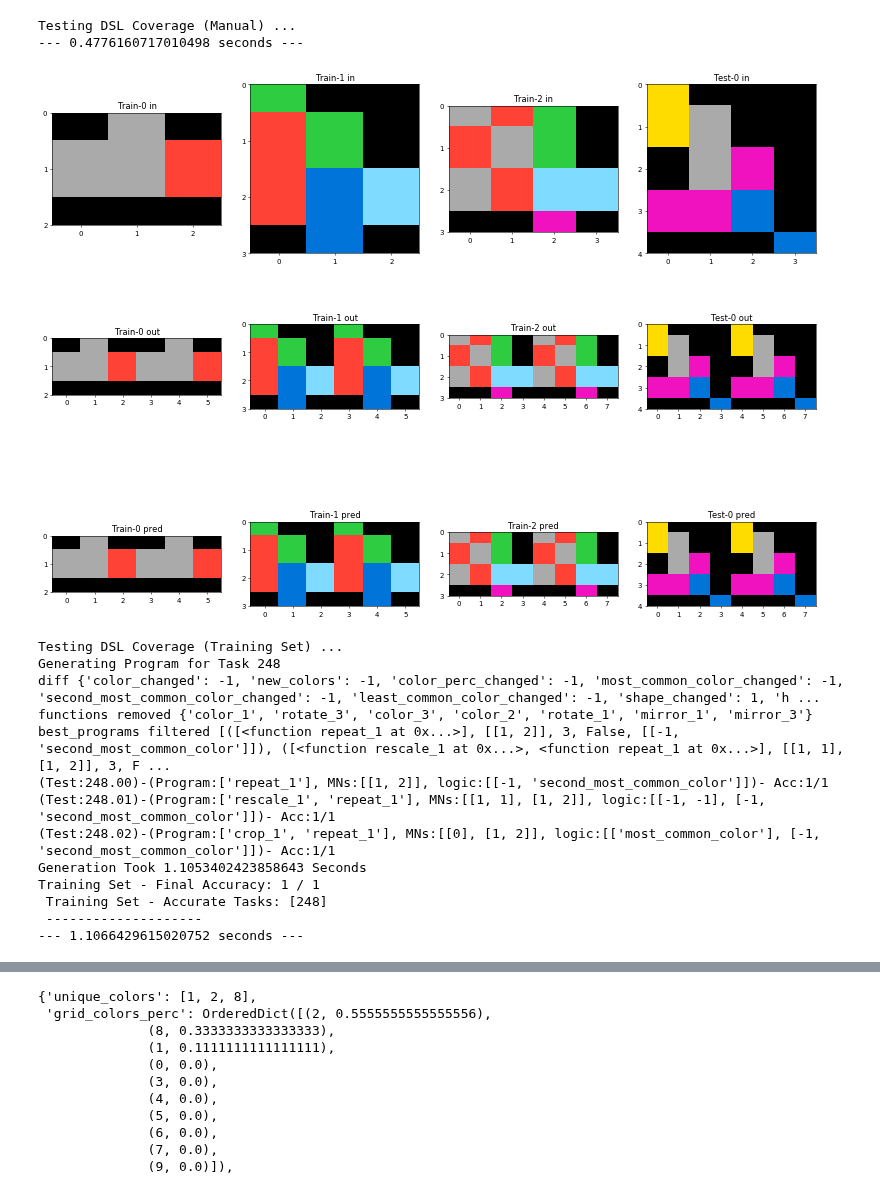
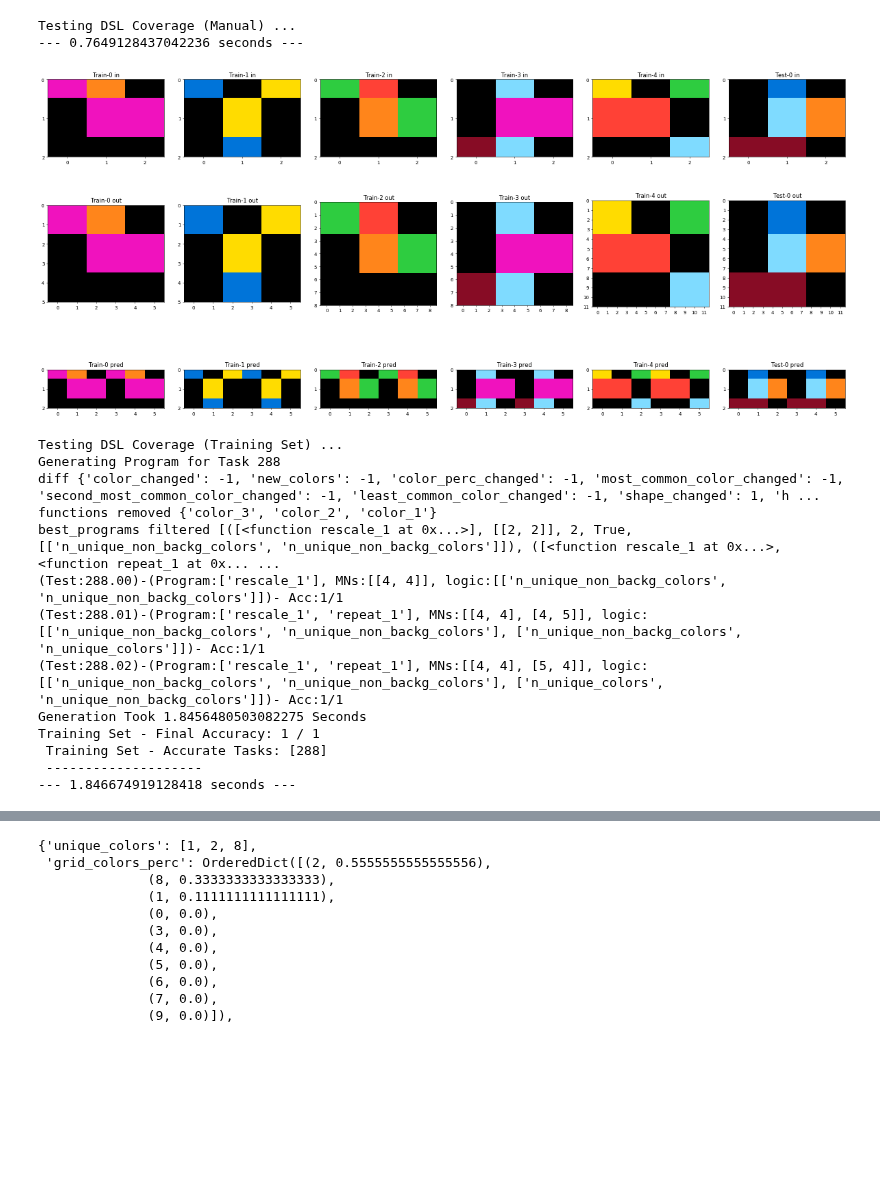
Before and after one commit to lorepieri8/ARC_challenge, a Jupyter notebook: ARC_DSL.ipynb, the cells around one changed output, grey strips where cells are left out. Drawn from its saved outputs; the diff is of its cells as text; code cells hidden in the pictures; blank space fills up the shorter version.

```diff
--- a/ARC_DSL.ipynb
+++ b/ARC_DSL.ipynb
@@ -1486,25 +1496,25 @@ Load Program Application Framework ...
 # %%
 start_time = time.time()
 print("Testing DSL Coverage (Manual) ...")
 
 def combine_tasks(a):
     b = a.copy()
     #print(b)
     #b = mirror_4(b)
     #b = crop_1(b,*[1,])
     b = repeat_1(b,*[1,2])
 
     return b
 
-tasks_indices = [248]
+tasks_indices = [288]
 for task in tasks_indices:
     check_p(train_task_data[task], combine_tasks)
 
 print("--- %s seconds ---" % (time.time() - start_time))
 # %% [output]
 Testing DSL Coverage (Manual) ...
---- 0.4776160717010498 seconds ---
+--- 0.7649128437042236 seconds ---
-[figure, old version]
+[figure, new version]
 # %%
 start_time = time.time()
 print("Testing DSL Coverage (Training Set) ...")
@@ -1513,8 +1523,8 @@ accuracy_full = 0
 accuracy_tasks = []
 detailted_accuracy_tasks = []
 training_flag = True
-start=248
-finish=249
+start=288
+finish=289
 if training_flag == True:
     for task_n in range(start,finish):
         task_time = time.time()
@@ -1550,18 +1560,18 @@ if DEBUG:
 print("--- %s seconds ---" % (time.time() - start_time))
 # %% [output]
 Testing DSL Coverage (Training Set) ...
-Generating Program for Task 248
+Generating Program for Task 288
 diff {'color_changed': -1, 'new_colors': -1, 'color_perc_changed': -1, 'most_common_color_changed': -1, 'second_most_common_color_changed': -1, 'least_common_color_changed': -1, 'shape_changed': 1, 'h ...
-functions removed {'color_1', 'rotate_3', 'color_3', 'color_2', 'rotate_1', 'mirror_1', 'mirror_3'}
-best_programs filtered [([<function repeat_1 at 0x...>], [[1, 2]], 3, False, [[-1, 'second_most_common_color']]), ([<function rescale_1 at 0x...>, <function repeat_1 at 0x...>], [[1, 1], [1, 2]], 3, F ...
-(Test:248.00)-(Program:['repeat_1'], MNs:[[1, 2]], logic:[[-1, 'second_most_common_color']])- Acc:1/1
-(Test:248.01)-(Program:['rescale_1', 'repeat_1'], MNs:[[1, 1], [1, 2]], logic:[[-1, -1], [-1, 'second_most_common_color']])- Acc:1/1
-(Test:248.02)-(Program:['crop_1', 'repeat_1'], MNs:[[0], [1, 2]], logic:[['most_common_color'], [-1, 'second_most_common_color']])- Acc:1/1
-Generation Took 1.1053402423858643 Seconds
+functions removed {'color_3', 'color_2', 'color_1'}
+best_programs filtered [([<function rescale_1 at 0x...>], [[2, 2]], 2, True, [['n_unique_non_backg_colors', 'n_unique_non_backg_colors']]), ([<function rescale_1 at 0x...>, <function repeat_1 at 0x... ...
+(Test:288.00)-(Program:['rescale_1'], MNs:[[4, 4]], logic:[['n_unique_non_backg_colors', 'n_unique_non_backg_colors']])- Acc:1/1
+(Test:288.01)-(Program:['rescale_1', 'repeat_1'], MNs:[[4, 4], [4, 5]], logic:[['n_unique_non_backg_colors', 'n_unique_non_backg_colors'], ['n_unique_non_backg_colors', 'n_unique_colors']])- Acc:1/1
+(Test:288.02)-(Program:['rescale_1', 'repeat_1'], MNs:[[4, 4], [5, 4]], logic:[['n_unique_non_backg_colors', 'n_unique_non_backg_colors'], ['n_unique_colors', 'n_unique_non_backg_colors']])- Acc:1/1
+Generation Took 1.8456480503082275 Seconds
 Training Set - Final Accuracy: 1 / 1
- Training Set - Accurate Tasks: [248]
+ Training Set - Accurate Tasks: [288]
  --------------------
---- 1.1066429615020752 seconds ---
+--- 1.846674919128418 seconds ---
 # %%
 # Work Area. Feel free to clean if it gets too messy.
 # %%
```
Also changed, not shown: parts of 24 cells of this notebook.
